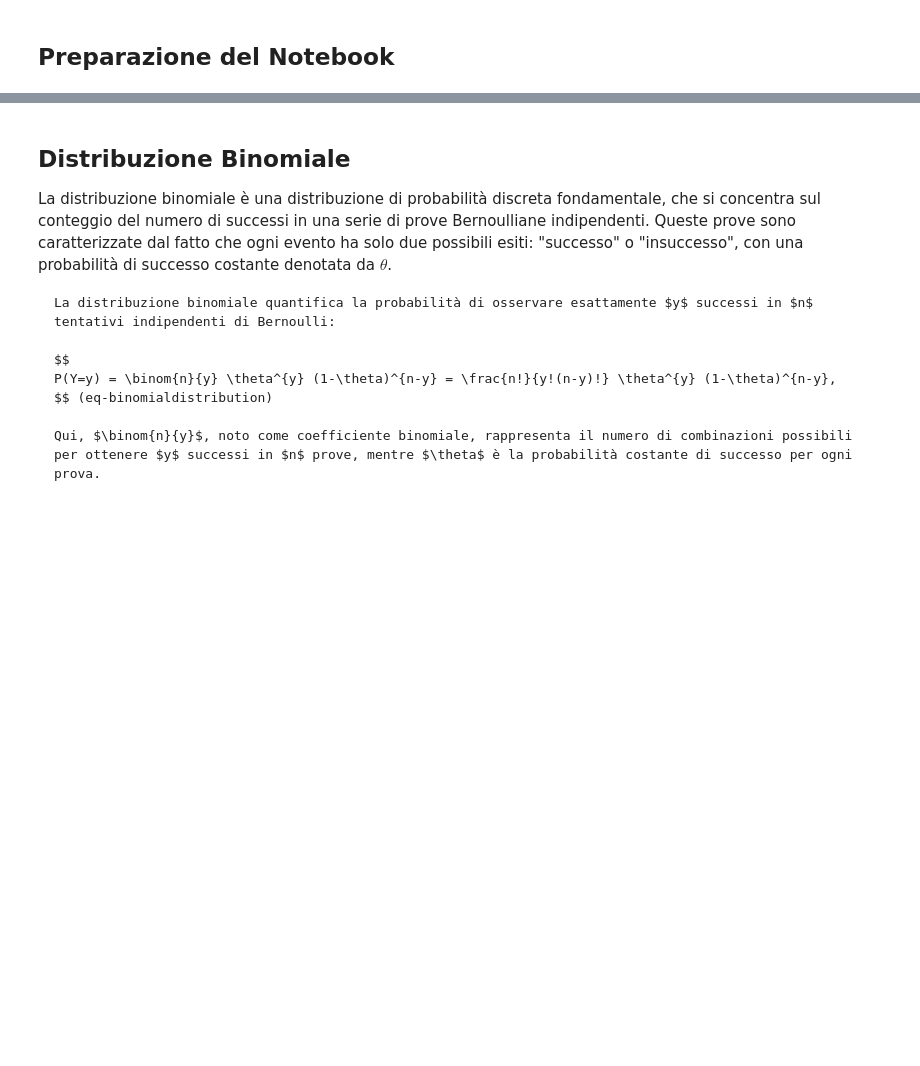
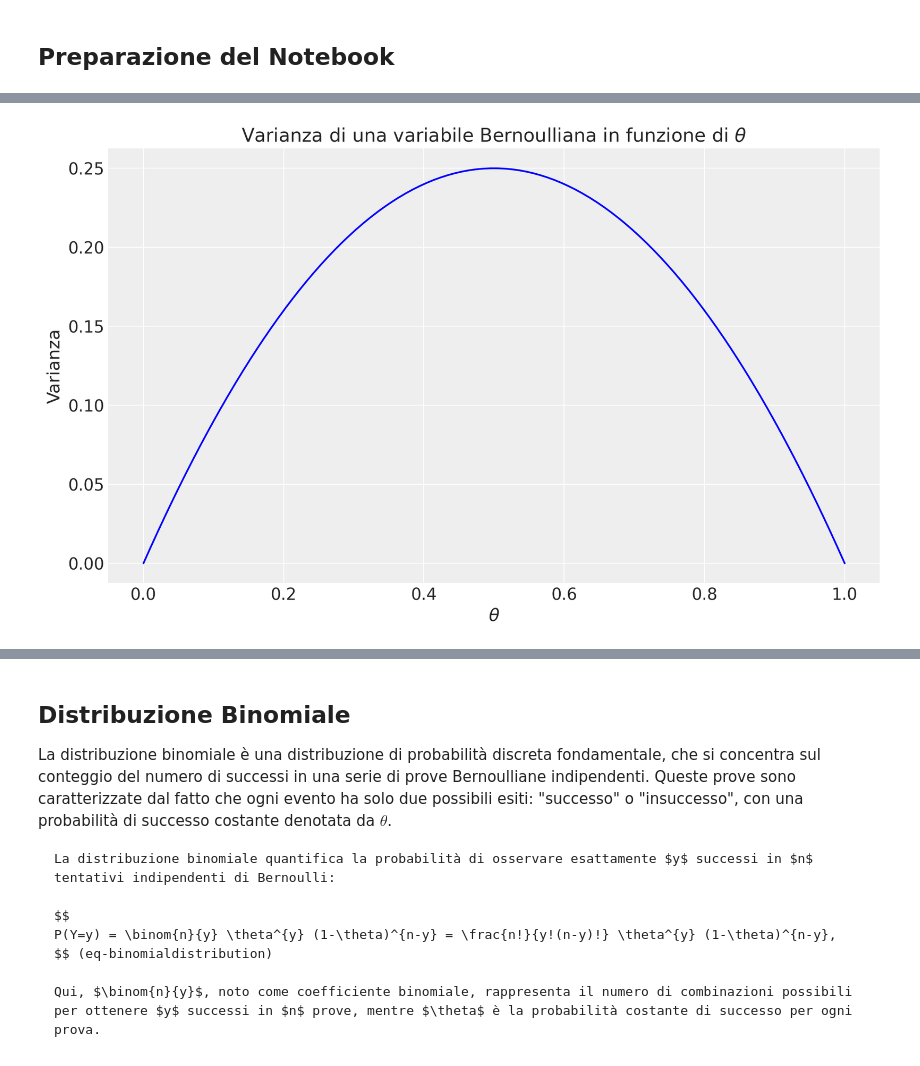
Before and after one commit to ccaudek/ds4p, a Jupyter notebook: _sources/chapter_3/07_discr_rv_distr.ipynb, the cells around one changed output, grey strips where cells are left out. Drawn from its saved outputs; the diff is of its cells as text; code cells hidden in the pictures; blank space fills up the shorter version.

```diff
--- a/_sources/chapter_3/07_discr_rv_distr.ipynb
+++ b/_sources/chapter_3/07_discr_rv_distr.ipynb
@@ -67,0 +85,15 @@ Questo approccio ci permette di comprendere e modellare fenomeni binari semplici
+# %%
+# Define theta values between 0 and 1
+theta = np.linspace(0, 1, 100)
+
+# Variance of a Bernoulli distribution is theta(1-theta)
+variance = theta * (1 - theta)
+
+plt.figure(figsize=(10, 6))
+plt.plot(theta, variance, label='Varianza', color='blue')
+plt.title('Varianza di una variabile Bernoulliana in funzione di $\\theta$')
+plt.xlabel('$\\theta$')
+plt.ylabel('Varianza')
+plt.show()
+# %% [output]
+[figure, added]
```
Also changed, not shown: parts of 51 cells of this notebook, 9 other files.
